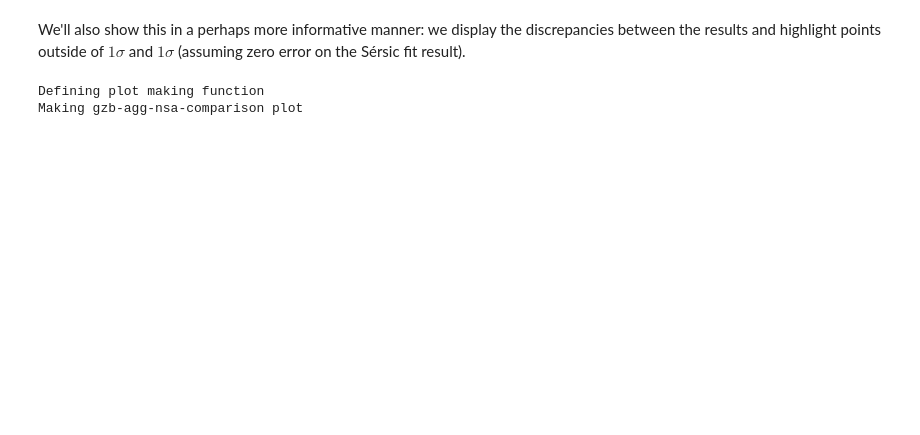
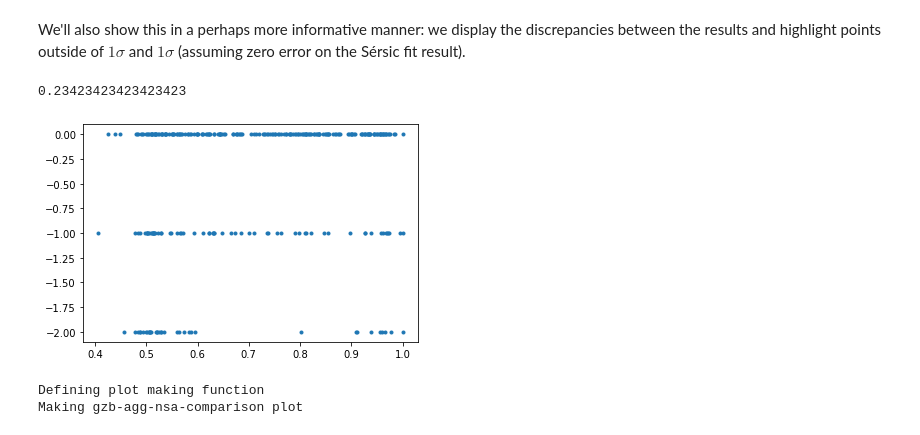
Before and after one commit to tingard/gzbuilder_results, a Jupyter notebook: comparison__aggregate_disk.ipynb, the cells around one changed output. Drawn from its saved outputs; the diff is of its cells as text; code cells hidden in the pictures; blank space fills up the shorter version.

```diff
--- a/comparison__aggregate_disk.ipynb
+++ b/comparison__aggregate_disk.ipynb
@@ -192,5 +189,38 @@ for a, k in zip(ax_raveled, ks):
 # %% [markdown]
 We'll also show this in a perhaps more informative manner: we display the discrepancies between the results and highlight points outside of $1\sigma$ and $1\sigma$ (assuming zero error on the Sérsic fit result).
+# %%
+diff = axratio_df['Sérsic Fit'] - axratio_df['Aggregate']
+# make colors
+c = np.zeros(len(diff))
+c[diff.abs() > axratio_df['error']] -= 1
+c[diff.abs() > axratio_df['error'] * 2] -= 1
+# plot
+o = np.argsort(axratio_df['Sérsic Fit'])
+c = c[o]
+_x = axratio_df['Aggregate'].iloc[o]
+plt.plot(_x, c, '.')
+c[_x < 0.6].mean(), c[_x >= 0.6].mean()
+
+np.abs((c[_x < 0.6] / 2 ).astype(int)).mean()
+# plt.errorbar(diff.iloc[o], axratio_df[ytype].iloc[o],
+#            fmt='xk', xerr=axratio_df['error'].iloc[o],
+#            markersize=0, linewidth=1,
+#            capsize=1, alpha=0.4)
+# plt.xlabel('Axis ratio from 2D Sérsic fit minus that from Galaxy builder disk component')
+# plt.ylabel('Galaxy builder disk axis ratio')
+# cs = ('k', 'C1', 'C3'); ms = (('x', 5), ('o', 4), ('*', 8))
+# for i in range(3):
+#   plt.plot(
+#       diff.iloc[o][c == -i], axratio_df[ytype].iloc[o][c == -i],
+#       ms[i][0], color=cs[i], markersize=ms[i][1]
+#   )
+# if print_stats:
+# print('Black cross: inside 1σ ({:.2%})'.format(sum(c == 0) / len(c)))
+# print('Orange dot:  between 1σ and 2σ ({:.2%})'.format(sum(c == -1) / len(c)))
+# print('Red star:    outside 2σ ({:.2%})'.format(sum(c < -1) / len(c)))
+# %% [output]
+0.23423423423423423
+[figure, added]
 # %%
 print('Defining plot making function')
 def make_outlier_plot(ytype, print_stats=True):
```
Also changed, not shown: parts of 10 cells of this notebook, 22 other files.
